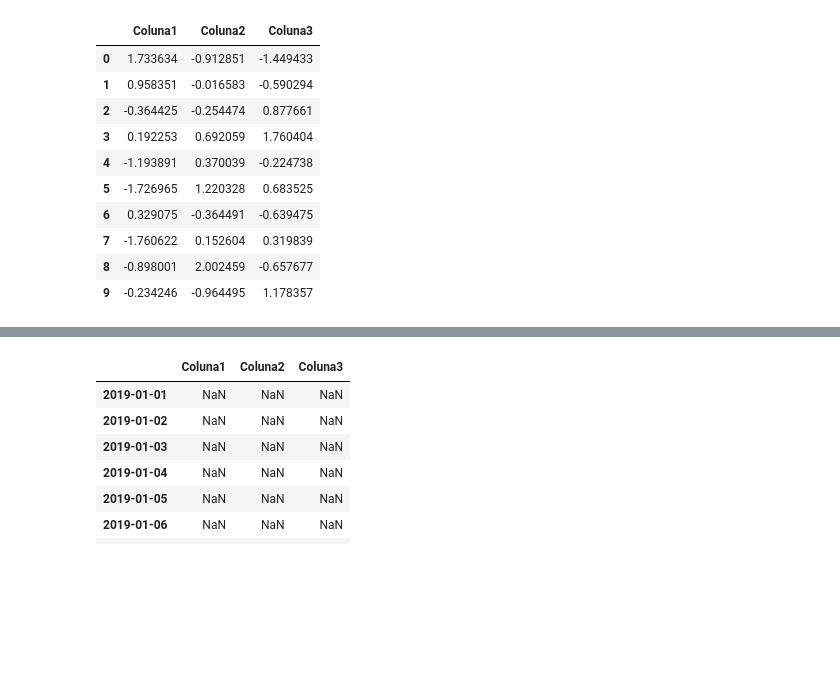
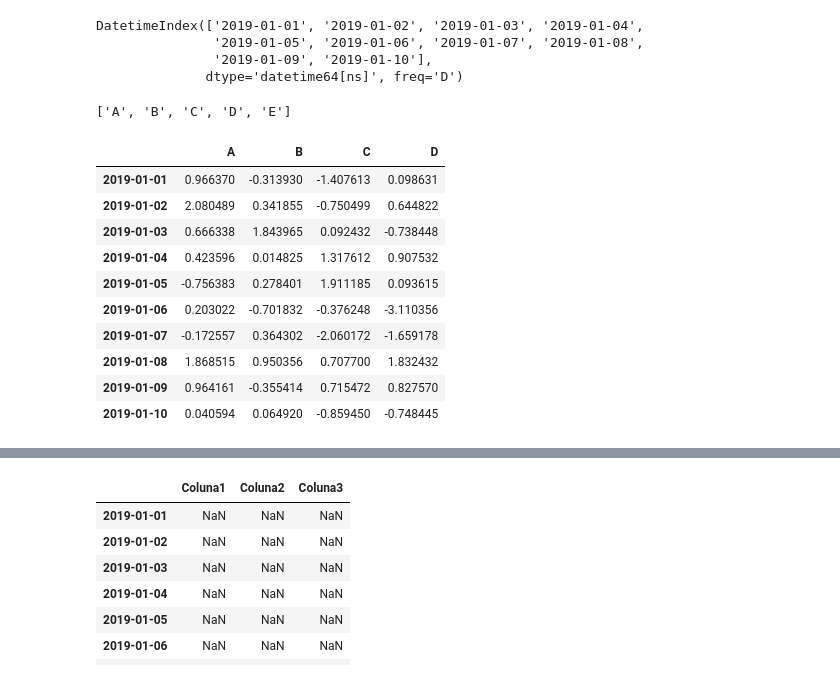
Before and after one commit to WesleySiNeves/AprendendoPython, a Jupyter notebook: pyData/Pandas/Pandas_Data_range_2.ipynb, the cells around one changed output, grey strips where cells are left out. Drawn from its saved outputs; the diff is of its cells as text; code cells hidden in the pictures; blank space fills up the shorter version.

```diff
--- a/pyData/Pandas/Pandas_Data_range_2.ipynb
+++ b/pyData/Pandas/Pandas_Data_range_2.ipynb
@@ -5,21 +5,33 @@ import numpy as np
 import matplotlib as mt
 
 %matplotlib inline
+# %%
+d = pd.date_range('2019-01-01',periods=10,freq='D')
+d
+# %% [output]
+DatetimeIndex(['2019-01-01', '2019-01-02', '2019-01-03', '2019-01-04',
+               '2019-01-05', '2019-01-06', '2019-01-07', '2019-01-08',
+               '2019-01-09', '2019-01-10'],
+              dtype='datetime64[ns]', freq='D')
+# %%
+A= 'ABCDE'
+# %% [output]
+['A', 'B', 'C', 'D', 'E']
 # %%
-r = np.random.randn(10,3)
+r = np.random.randn(10,4)
 
-dataframe  = pd.DataFrame(r,columns=['Coluna1','Coluna2','Coluna3'])
+df  = pd.DataFrame(r,columns=['A','B','C','D'],index=d)
 
-dataframe
+df
 # %% [output]
-|  | Coluna1 | Coluna2 | Coluna3 |
-| 0 | 1.733634 | -0.912851 | -1.449433 |
-| 1 | 0.958351 | -0.016583 | -0.590294 |
-| 2 | -0.364425 | -0.254474 | 0.877661 |
-| 3 | 0.192253 | 0.692059 | 1.760404 |
-| 4 | -1.193891 | 0.370039 | -0.224738 |
-| 5 | -1.726965 | 1.220328 | 0.683525 |
-| 6 | 0.329075 | -0.364491 | -0.639475 |
-| 7 | -1.760622 | 0.152604 | 0.319839 |
-| 8 | -0.898001 | 2.002459 | -0.657677 |
-| 9 | -0.234246 | -0.964495 | 1.178357 |
+|  | A | B | C | D |
+| 2019-01-01 | 0.966370 | -0.313930 | -1.407613 | 0.098631 |
+| 2019-01-02 | 2.080489 | 0.341855 | -0.750499 | 0.644822 |
+| 2019-01-03 | 0.666338 | 1.843965 | 0.092432 | -0.738448 |
+| 2019-01-04 | 0.423596 | 0.014825 | 1.317612 | 0.907532 |
+| 2019-01-05 | -0.756383 | 0.278401 | 1.911185 | 0.093615 |
+| 2019-01-06 | 0.203022 | -0.701832 | -0.376248 | -3.110356 |
+| 2019-01-07 | -0.172557 | 0.364302 | -2.060172 | -1.659178 |
+| 2019-01-08 | 1.868515 | 0.950356 | 0.707700 | 1.832432 |
+| 2019-01-09 | 0.964161 | -0.355414 | 0.715472 | 0.827570 |
+| 2019-01-10 | 0.040594 | 0.064920 | -0.859450 | -0.748445 |
```
Also changed, not shown: parts of 12 cells of this notebook.
